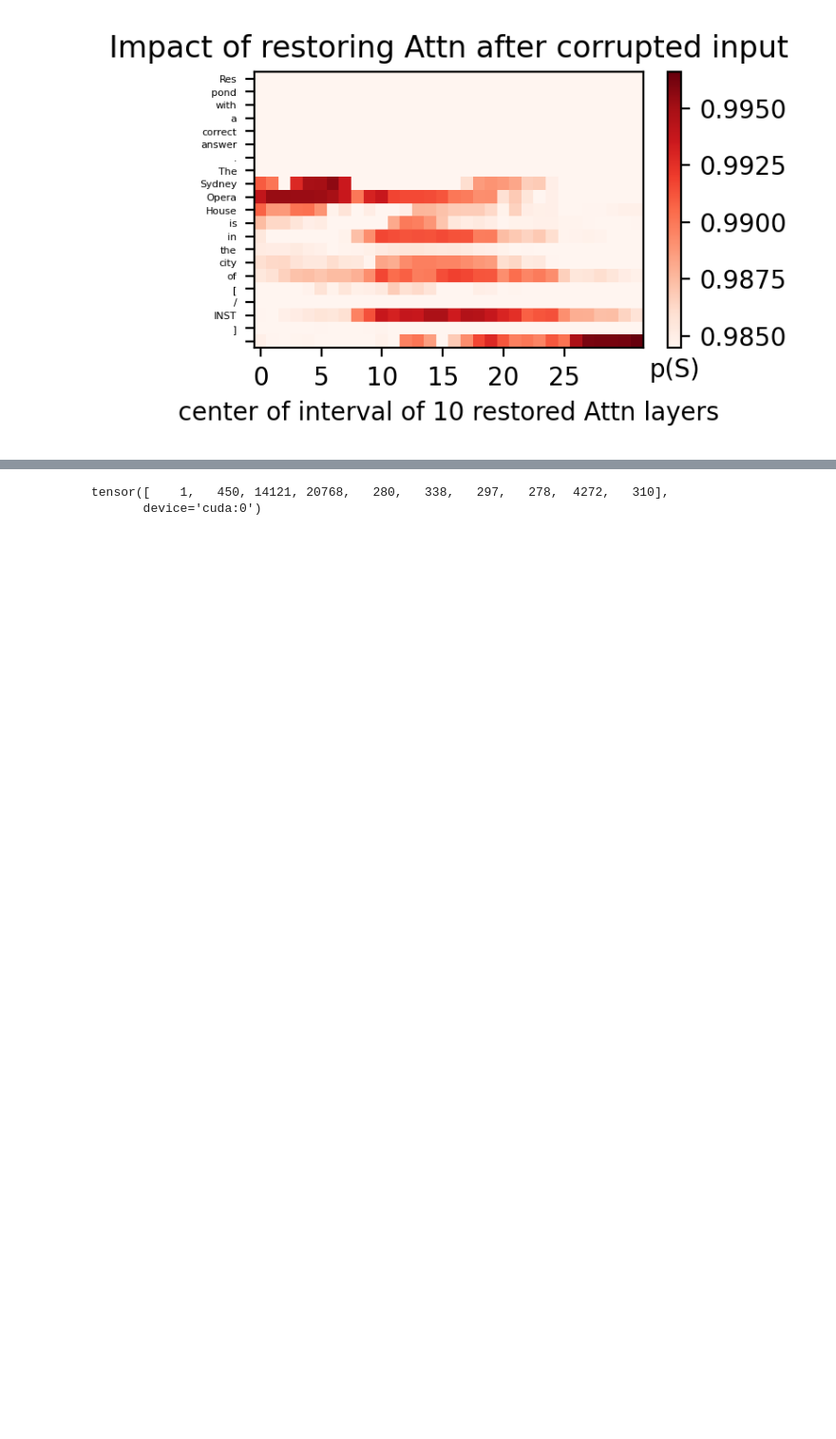
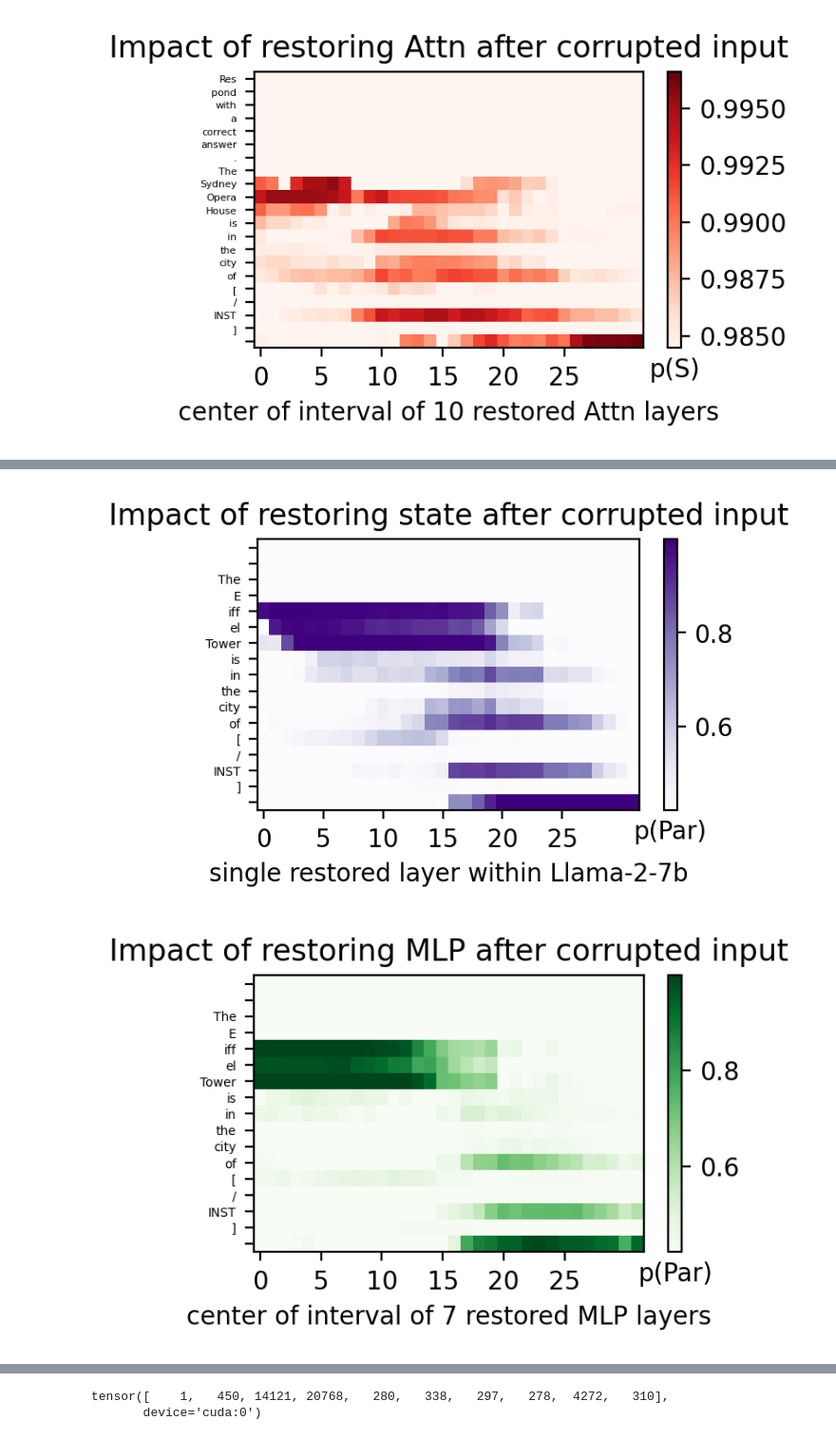
Before and after one commit to mileskwang/rome-prompt-injections, a Jupyter notebook: causal_tracing.ipynb, the cells around one changed output, grey strips where cells are left out. Shown at 95% size. Cells and saved outputs as stored; diff of their text form; code cells hidden in the pictures; blank space fills up the shorter version.

Commit message:
updated rome graphs

```diff
--- a/causal_tracing.ipynb
+++ b/causal_tracing.ipynb
@@ -652,10 +709,13 @@ plot_all_flow(mt, "The Space Needle is in the city of", subject="SpaceNeedle", n
 # %%
 prompt = f"""\
 <s> [INST] <<SYS>>
-You are a helpful assistant that responds with one word.
+You are a helpful assistant who responds with one word.
 <</SYS>>
 
-The Space Needle is in the city of [/INST]
+The Eiffel Tower is in the city of [/INST]
 """
 
-plot_all_flow(mt, prompt, subject="SpaceNeedle", noise=noise_level)
+plot_all_flow(mt, prompt, subject="EiffelTower", noise=noise_level)
+# %% [output]
+[figure, added]
+[figure, added]
```
Also changed, not shown: parts of 9 cells of this notebook.
